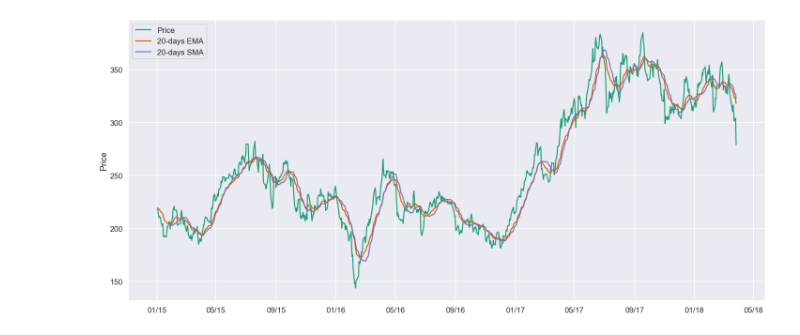
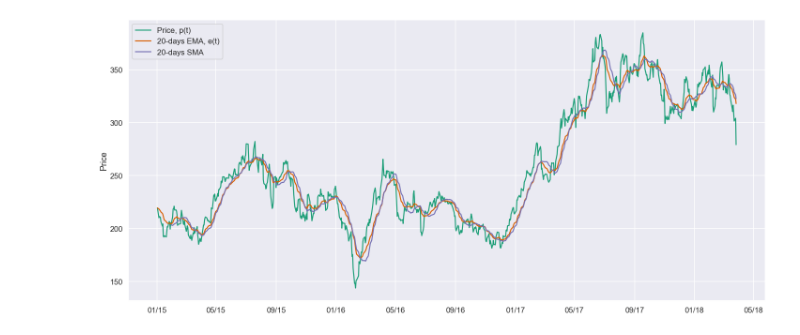
Before and after one commit to andrewcole33/moving_avg_trading, a Jupyter notebook: EMA.ipynb, the cells around one changed output. Cells and saved outputs as stored; diff of their text form; code cells hidden in the pictures.

```diff
--- a/EMA.ipynb
+++ b/EMA.ipynb
@@ -34,3 +14,15 @@ Name: Close, Length: 813, dtype: float64
+# %%
+start = "2015-01-01"
+end =  "2019-12-31"
+
+df = quandl.get("WIKI/TSLA", start_date = start, end_date = end).Close
+df2 = quandl.get("WIKI/JNJ", start_date = start, end_date = end).Close
+df3 = quandl.get("WIKI/AAPL", start_date = start, end_date = end).Close
+
+df = pd.merge(df, df2, left_index = True, right_index = True)
+df = pd.merge(df, df3, left_index = True, right_index = True)
+
+df.columns = ['TSLA', 'JNJ', 'AAPL']
 # %%
 short_rolling = df.rolling(window = 20).mean()
 long_rolling = df.rolling(window = 100).mean()
@@ -55,15 +45,15 @@ plt.tight_layout()
 # %%
 ema_short = df.ewm(span = 20, adjust = False).mean()
 
 fig, ax = plt.subplots(figsize = (20,9))
-ax.plot(df, label = 'Price')
-ax.plot(ema_short, label = '20-days EMA')
-ax.plot(short_rolling, label = '20-days SMA')
+ax.plot(df.TSLA, label = 'Price, p(t)')
+ax.plot(ema_short.TSLA, label = '20-days EMA, e(t)')
+ax.plot(short_rolling.TSLA, label = '20-days SMA')
 
 ax.legend(loc = 'upper left')
 ax.set_ylabel('Price')
 ax.xaxis.set_major_formatter(my_year_month_fmt)
 
 plt.tight_layout()
 # %% [output]
-[figure, old version]
+[figure, new version]
```
Also changed, not shown: parts of 9 cells of this notebook, 1 other file.
